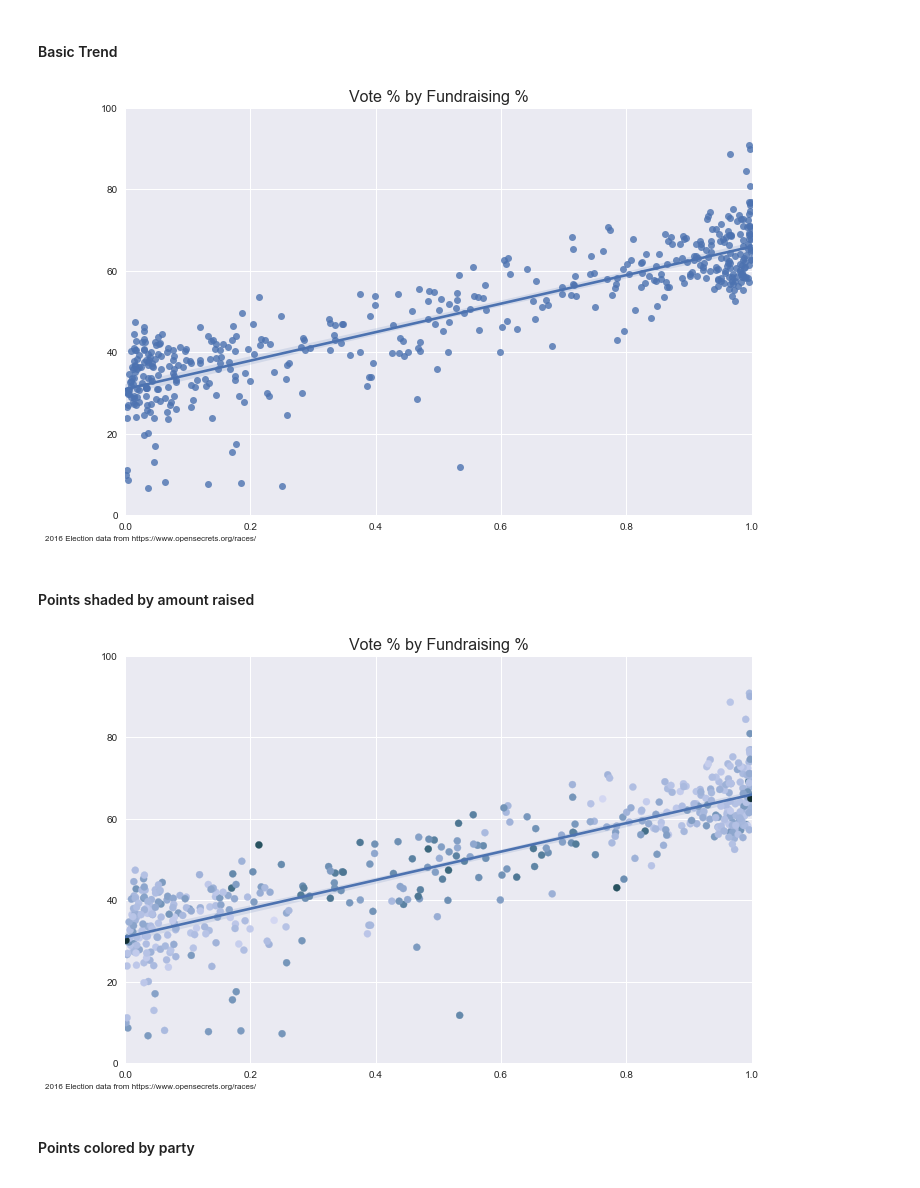
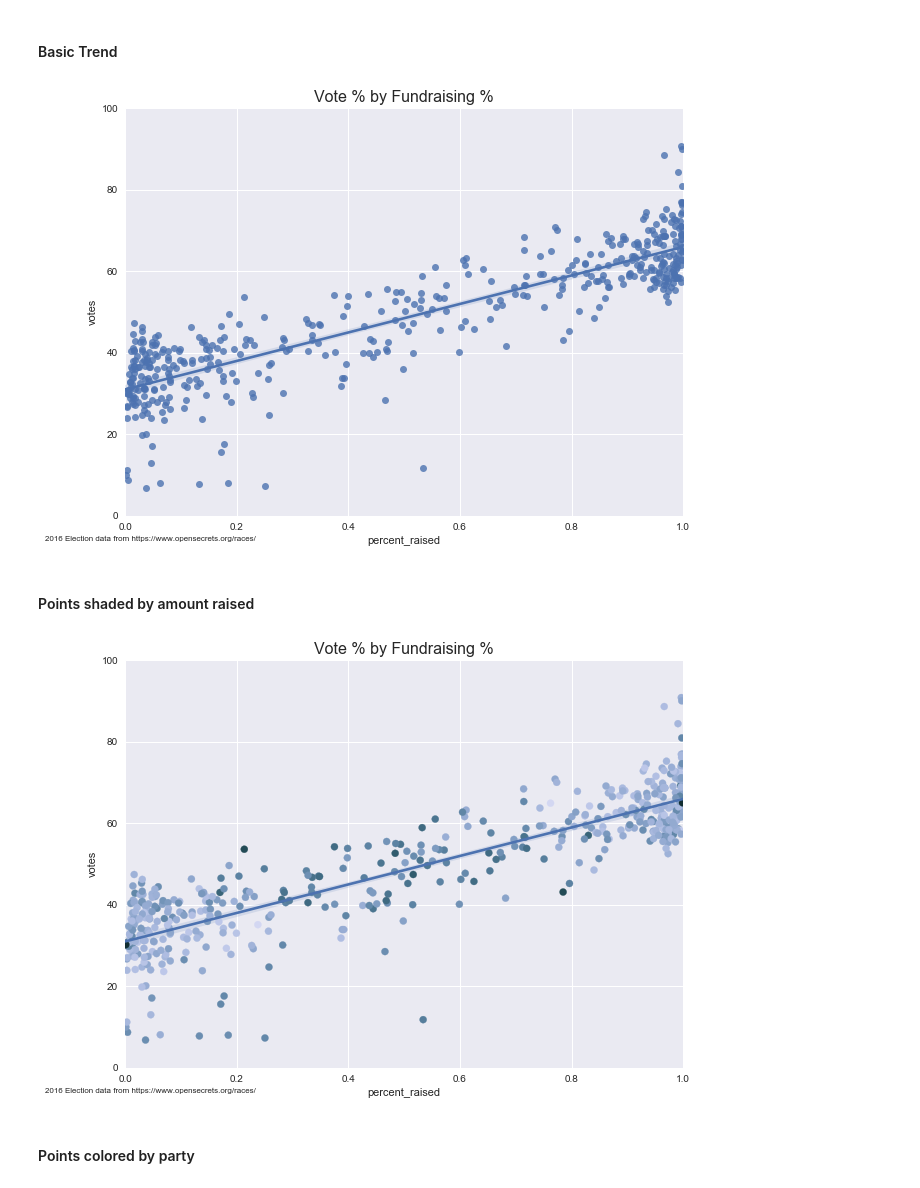
Before and after one commit to PoliticalComputerScience/CampaignFinance, a Jupyter notebook: Congressional Analysis/congressional_analysis.ipynb, the cells around one changed output. Cells and saved outputs as stored; diff of their text form; code cells hidden in the pictures.

Commit message:
Adjusted to new data structure
removed preprocessing in favor of reading from csv

```diff
--- a/Congressional Analysis/congressional_analysis.ipynb
+++ b/Congressional Analysis/congressional_analysis.ipynb
@@ -5,23 +2,0 @@
-# %%
-#import dependencies
-import pandas as pd
-import matplotlib
-import matplotlib.pyplot as plt
-import numpy as np
-import seaborn as sns
-import sqlite3 as lite
-import sys
-
-plt.style.use('fivethirtyeight')
-sns.set()
-%matplotlib inline
-#import dataset
-data = pd.read_csv('new data.csv')
-data['vote'] = [0 for _ in range(len(data))]
-data['party'] = [0 for _ in range(len(data))]
-#remove candidates for which we have no fundrasing data
-data = data[data['amount'] != '0']
-
-#prepare for cleaning
-a = np.array(data.as_matrix())
-data[1:10]
@@ -146,0 +9,5 @@ plt.scatter(x, y)
+# %%
+candidate_data = pd.read_csv('candidates.csv', header = None)
+candidate_data.columns = ['candidate', 'year', 'district', 'raised', 'votes', 'party', 'district_raised']
+candidate_data['percent_raised'] = candidate_data['raised'] / candidate_data['district_raised']
+candidate_data.head()
@@ -148,11 +22,12 @@ plt.scatter(x, y)
 #### Clean Data
 # %%
 #remove rows without voting data
-d = np.delete(d, 3, 1).astype(float)
-
-d = d[d[:,1] != 0]
+cleaned_data = candidate_data[candidate_data.votes > 0.01]
+#d = d[d[:,1] != 0]
 
 #remove rows with highly imbalanced funding
-d = d[d[:,0] < .999]
-d = d[d[:,0] > .001]
-x, y, p, z = d[:,0], d[:,1], d[:,2], d[:,3]
+cleaned_data = cleaned_data[cleaned_data.percent_raised > 0.001]
+cleaned_data = cleaned_data[cleaned_data.percent_raised < 0.999]
+cleaned_data.reset_index(drop=True, inplace=True)
+#x, y, p, z = d[:,0], d[:,1], d[:,2], d[:,3]
+cleaned_data.head()
@@ -163,18 +45,18 @@ x, y, p, z = d[:,0], d[:,1], d[:,2], d[:,3]
 # %%
 plt.figure(figsize=(10, 7.5))
 
 #plot linear regression
 plt.ylim(0, 100)
 plt.xlim(0, 1)
-sns.regplot(x, y, scatter = True, robust = False, n_boot = 100)
+sns.regplot(cleaned_data.percent_raised, cleaned_data.votes, scatter = True, robust = False, n_boot = 100)
 
 #add text
 plt.title('Vote % by Fundraising %', fontsize=16)
 plt.annotate('2016 Election data from https://www.opensecrets.org/races/', (0,0), (-80,-20), fontsize=8,
              xycoords='axes fraction', textcoords='offset points', va='top')
 plt.show()
 # %% [output]
-[figure, old version]
+[figure, new version]
 # %% [markdown]
 #### Points shaded by amount raised
 # %%
@@ -183,14 +65,14 @@ plt.figure(figsize=(10, 7.5))
 #plot linear regression
 plt.ylim(0, 100)
 plt.xlim(0, 1)
-sns.regplot(x, y, scatter = False, robust = False, n_boot = 100)
+sns.regplot(cleaned_data.percent_raised, cleaned_data.votes, scatter = False, robust = False, n_boot = 100)
 
-#color points by amount raised (darker = more)
+#shade points by amount raised (darker = more)
 #scale z to 1
-z1 = z / max(z)
-z2 = z1 ** .5
+totals = cleaned_data.district_raised / max(cleaned_data.district_raised)
+totals_curved = totals ** .33
 cmap = sns.cubehelix_palette(start = 2.4, rot = .2, as_cmap=True)
-plt.scatter(x, y, c=z2, s=50, cmap=cmap)
+plt.scatter(cleaned_data.percent_raised, cleaned_data.votes, c=totals_curved, s=50, cmap=cmap)
 
 #add text
 plt.title('Vote % by Fundraising %', fontsize=16)
@@ -198,7 +80,7 @@ plt.annotate('2016 Election data from https://www.opensecrets.org/races/', (0,0)
              xycoords='axes fraction', textcoords='offset points', va='top')
 plt.show()
 # %% [output]
-[figure, old version]
+[figure, new version]
 # %% [markdown]
 #### Points colored by party
 # %%
```
Also changed, not shown: parts of 21 cells of this notebook, 2 other files.
